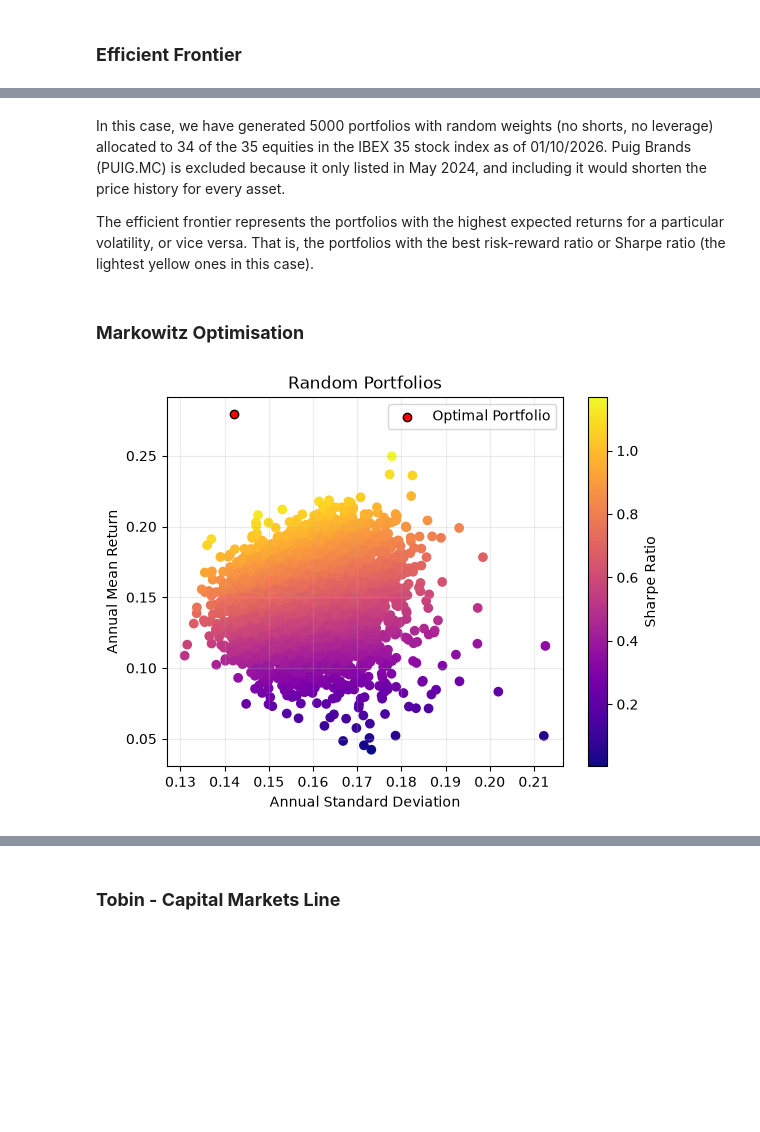
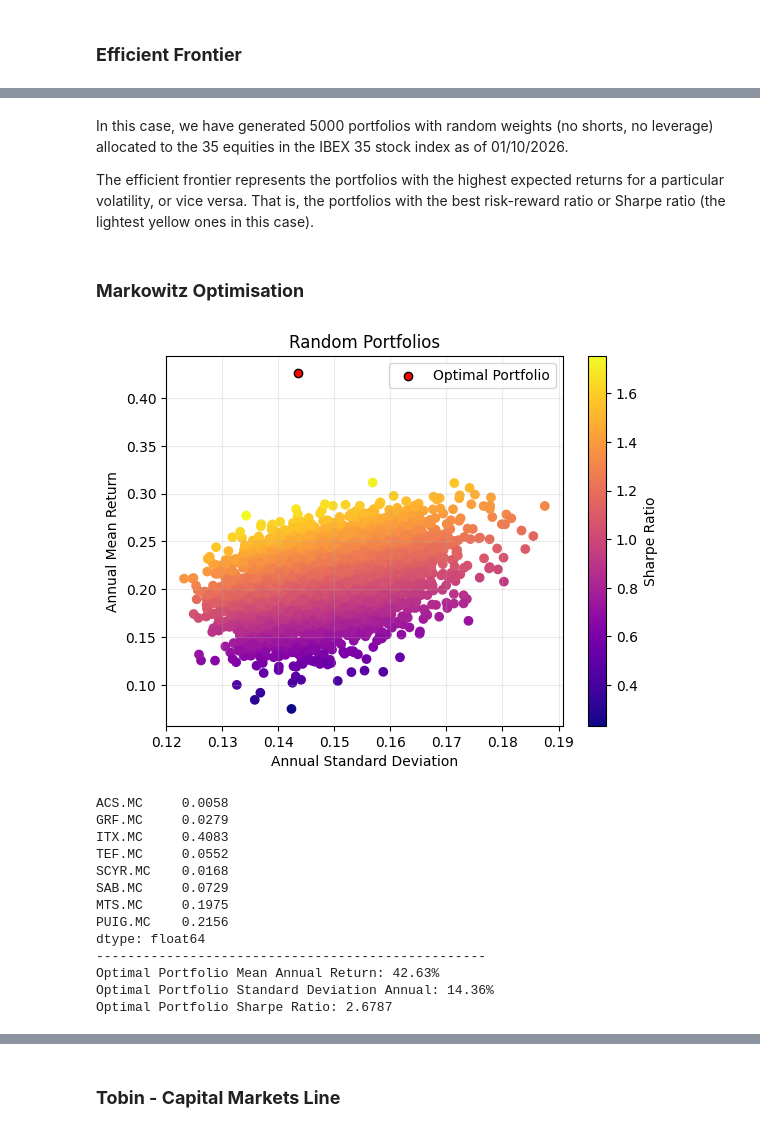
Before and after one commit to jamieterroba/ibex35-portfolio-optimisation, a Jupyter notebook: notebooks/main.ipynb, the cells around one changed output, grey strips where cells are left out. Saved outputs shown, nothing was run; the diff lists cells and outputs as text; code cells hidden in the pictures; blank space fills up the shorter version.

```diff
--- a/notebooks/main.ipynb
+++ b/notebooks/main.ipynb
@@ -39,5 +40,5 @@ plt.show()
 # %% [markdown]
-In this case, we have generated 5000 portfolios with random weights (no shorts, no leverage) allocated to 34 of the 35 equities in the IBEX 35 stock index as of 01/10/2026. Puig Brands (PUIG.MC) is excluded because it only listed in May 2024, and including it would shorten the price history for every asset.
+In this case, we have generated 5000 portfolios with random weights (no shorts, no leverage) allocated to the 35 equities in the IBEX 35 stock index as of 01/10/2026.
 
 The efficient frontier represents the portfolios with the highest expected returns for a particular volatility, or vice versa. That is, the portfolios with the best risk-reward ratio or Sharpe ratio (the lightest yellow ones in this case).
 # %% [markdown]
@@ -53,36 +54,60 @@ def negative_sharpe_optimisation(weights):
 cons = ({'type': 'eq', 'fun': lambda weights: np.sum(weights) - 1})
 weights_0 = np.ones(num_assets) / num_assets
 args = ()
-bounds = [(0, 1)] * num_assets # No short positions, no leverage
+bounds = [(0, 1)] * num_assets # No short positions
 
 # Result of the optimisation
 result = sco.minimize(negative_sharpe_optimisation, weights_0, method='SLSQP', bounds=bounds, constraints=cons, args=args)
-weights_no_shorts = pd.Series(result.x).to_numpy()
+optimal_weights = pd.Series(result.x).to_numpy()
 
 ## Calculate metrics for the optimal portfolio
-optimal_daily_returns = daily_returns @ weights_no_shorts.T
+optimal_daily_returns = daily_returns @ optimal_weights.T
 optimal_mean_daily = optimal_daily_returns.mean()
 optimal_mean_annual = optimal_mean_daily * trading_days
 optimal_std_daily = optimal_daily_returns.std()
 optimal_std_annual = optimal_std_daily * np.sqrt(trading_days)
 optimal_sharpe = ((optimal_mean_annual - risk_free_rate) / optimal_std_annual)
 
 
 # Plot graphs
 
 ## 5,000 random portfolios
 random_scatter = plt.scatter(random_std_annual, random_mean_annual, c=random_sharpe_ratios, cmap='plasma')
 
 ## Maximum-Sharpe portfolio: no short positions
 plt.scatter(optimal_std_annual, optimal_mean_annual, color="red", marker="o",edgecolors="black", linewidths=1, label="Optimal Portfolio")
 
 plt.colorbar(random_scatter, label='Sharpe Ratio')
 plt.xlabel("Annual Standard Deviation")
 plt.ylabel("Annual Mean Return")
 plt.title("Random Portfolios")
 plt.legend()
 plt.grid(alpha=0.25)
 plt.show()
+
+# Optimal Portfolio Weights (No Short Positions)
+optimal_weights = pd.Series(optimal_weights, index=tickers)
+optimal_weights_nonzero = optimal_weights[optimal_weights > 0.001]
+print(optimal_weights_nonzero.round(4))
+
+# Optimal Portfolio Metrics
+print("-"*50)
+print(f"Optimal Portfolio Mean Annual Return: {optimal_mean_annual*100:.2f}%")
+print(f"Optimal Portfolio Annual Standard Deviation: {optimal_std_annual*100:.2f}%")
+print(f"Optimal Portfolio Sharpe Ratio: {optimal_sharpe:.4f}")
 # %% [output]
-[figure, old version]
+[figure, new version]
+ACS.MC     0.0058
+GRF.MC     0.0279
+ITX.MC     0.4083
+TEF.MC     0.0552
+SCYR.MC    0.0168
+SAB.MC     0.0729
+MTS.MC     0.1975
+PUIG.MC    0.2156
+dtype: float64
+--------------------------------------------------
+Optimal Portfolio Mean Annual Return: 42.63%
+Optimal Portfolio Standard Deviation Annual: 14.36%
+Optimal Portfolio Sharpe Ratio: 2.6787
 # %% [markdown]
```
Also changed, not shown: parts of 21 cells of this notebook.
